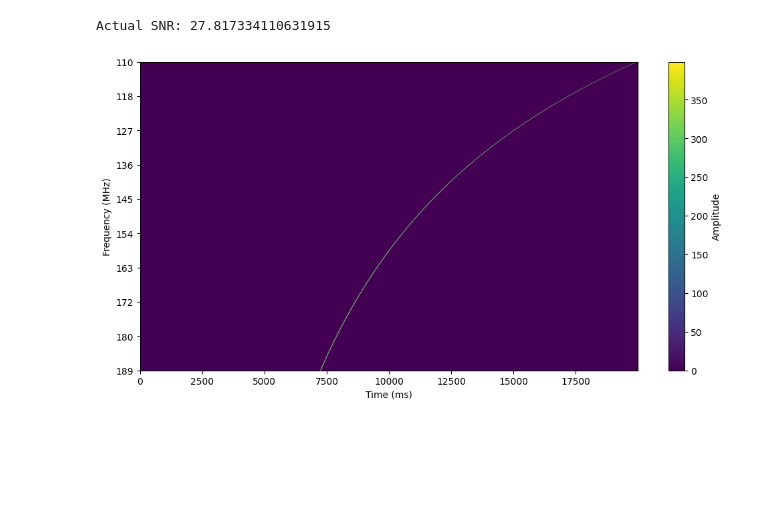
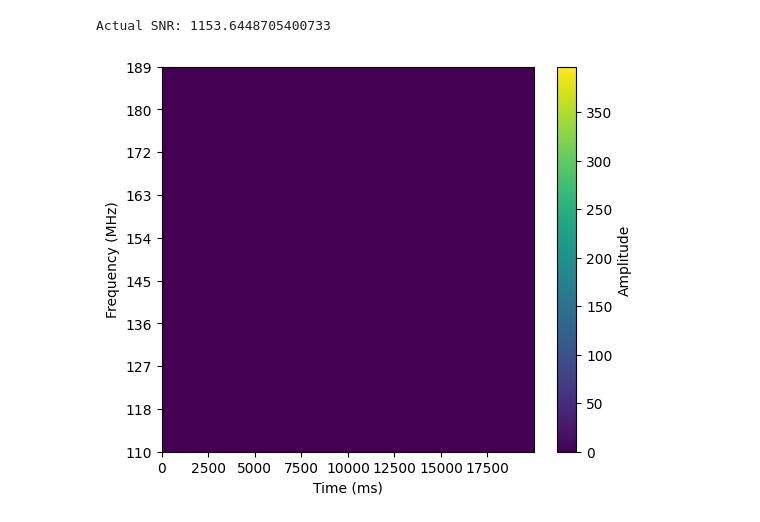
Before and after one commit to OwenJohnsons/simpulse, a Jupyter notebook: examples/dynspec-example.ipynb, the cells around one changed output. Saved outputs shown, nothing was run; the diff lists cells and outputs as text; code cells hidden in the pictures; blank space fills up the shorter version.

```diff
--- a/examples/dynspec-example.ipynb
+++ b/examples/dynspec-example.ipynb
@@ -8,41 +8,50 @@ from simpulse.sim.measurement import L2_clean
 # %%
 spec = Spectra(
     fch1=110,
     nchan=3096,
     bwchan=0.0258,
     tsamp=1,
     fbin=10,
     tbin=10
 )
 
 # Simple pulse with 0 DM (no dispersion)
-pulse, _ = spec.burst(
-    t0=20000,             # Start time (ms)
-    width=10,           # Pulse width (ms)
-    A=10000,              # Amplitude (controls SNR)
-    mode='single',      # Simple Gaussian pulse
-    dm=56,               # No dispersion
-    nsamp=20000         # Number of samples
+pulse_orig, _ = spec.burst(
+    t0=20000,
+    width=10,
+    A=10000,
+    mode='single',
+    dm=0,
+    nsamp=20000
 )
 
+
+# noise = np.random.normal(50, 10, pulse.shape)
+# plt.hist(noise.flatten(), bins=50, alpha=0.7, label='Noise')
+# plt.show()
+
+pulse = pulse_orig.T
 actual_snr = L2_clean(pulse)
 print(f"Actual SNR: {actual_snr}")
 
 
 # Plot
-pulse = pulse.T
-pulse = pulse[::-1, :]
 
-ytick_indices = np.linspace(0, spec.nchan-1, 10, dtype=int)[::-1]
+# pulse = pulse[::-1, :]
+# data = pulse.astype(np.float32)
+
+ytick_indices = np.linspace(0, spec.nchan-1, 10, dtype=int)
+# flip y-ticks to match flipped pulse
 ytick_freqs = spec.vif[ytick_indices]
-
-plt.figure(figsize=(12, 6))
+# invert y-ticks
+ytick_freqs = ytick_freqs[::-1]
+plt.figure(figsize=(6, 5))
 plt.imshow(pulse, aspect='auto', cmap='viridis')
 plt.yticks(ytick_indices, ytick_freqs.astype(int))
 plt.ylabel('Frequency (MHz)')
 plt.xlabel('Time (ms)')
 plt.colorbar(label='Amplitude')
 plt.show()
 # %% [output]
-Actual SNR: 27.817334110631915
+Actual SNR: 1153.6448705400733
-[figure, old version]
+[figure, new version]
```
Also changed, not shown: parts of 1 cell of this notebook.
